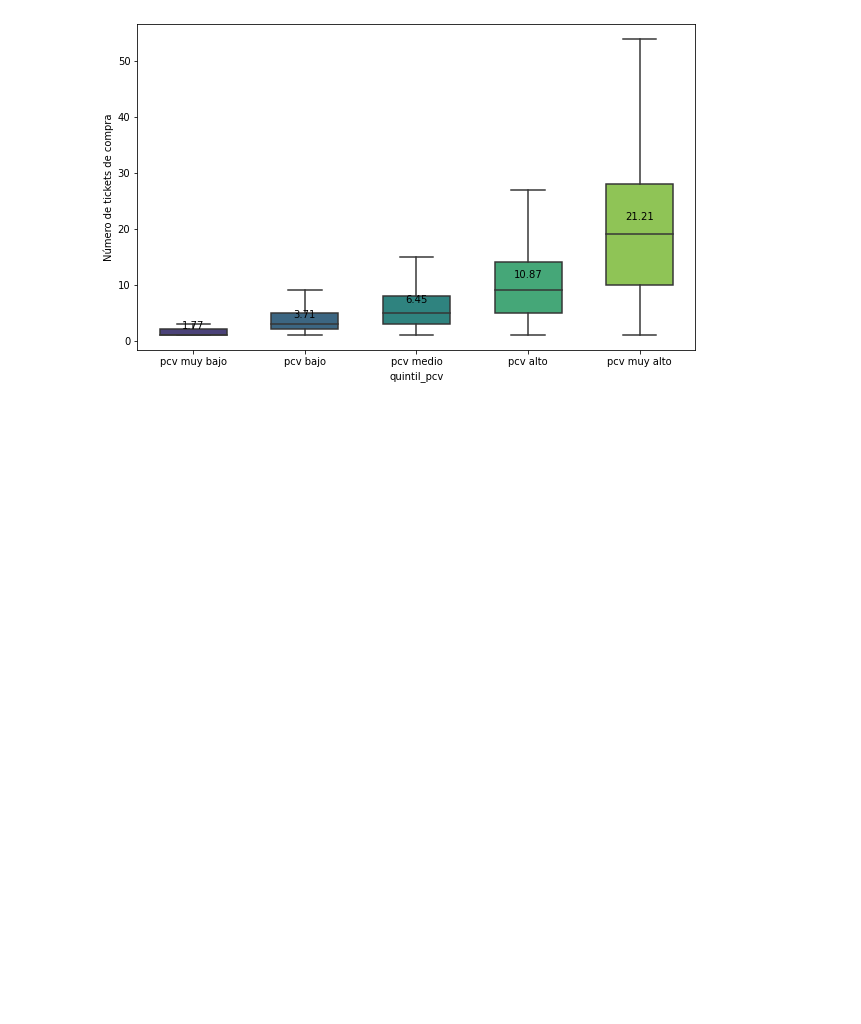
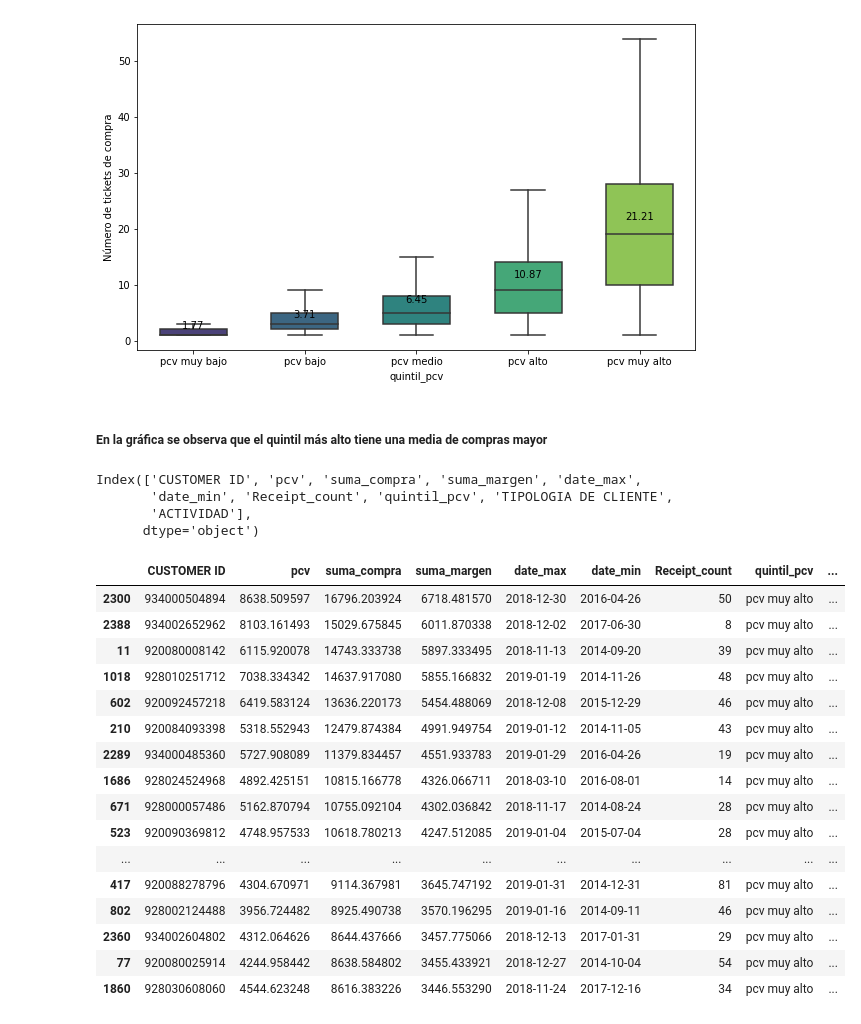
Before and after one commit to ppluis84/Life-time-value, a Jupyter notebook: proyecto2.ipynb, the cells around one changed output. Cells and saved outputs as stored; diff of their text form; code cells hidden in the pictures; blank space fills up the shorter version.

```diff
--- a/proyecto2.ipynb
+++ b/proyecto2.ipynb
@@ -132,3 +134,32 @@ plt.savefig('D:\Proyectos\HTML\proyecto2\img\p5.png', bbox_inches='tight')
 plt.show()
 # %% [output]
 [figure]
+# %% [markdown]
+##### En la gráfica se observa que el quintil más alto tiene una media de compras mayor
+# %%
+pcv.columns
+# %% [output]
+Index(['CUSTOMER ID', 'pcv', 'suma_compra', 'suma_margen', 'date_max',
+       'date_min', 'Receipt_count', 'quintil_pcv', 'TIPOLOGIA DE CLIENTE',
+       'ACTIVIDAD'],
+      dtype='object')
+# %%
+pcv.sort_values('suma_compra', ascending=False).head(20)
+# %% [output]
+|  | CUSTOMER ID | pcv | suma_compra | suma_margen | date_max | date_min | Receipt_count | quintil_pcv | ... |
+| 2300 | 934000504894 | 8638.509597 | 16796.203924 | 6718.481570 | 2018-12-30 | 2016-04-26 | 50 | pcv muy alto | ... |
+| 2388 | 934002652962 | 8103.161493 | 15029.675845 | 6011.870338 | 2018-12-02 | 2017-06-30 | 8 | pcv muy alto | ... |
+| 11 | 920080008142 | 6115.920078 | 14743.333738 | 5897.333495 | 2018-11-13 | 2014-09-20 | 39 | pcv muy alto | ... |
+| 1018 | 928010251712 | 7038.334342 | 14637.917080 | 5855.166832 | 2019-01-19 | 2014-11-26 | 48 | pcv muy alto | ... |
+| 602 | 920092457218 | 6419.583124 | 13636.220173 | 5454.488069 | 2018-12-08 | 2015-12-29 | 46 | pcv muy alto | ... |
+| 210 | 920084093398 | 5318.552943 | 12479.874384 | 4991.949754 | 2019-01-12 | 2014-11-05 | 43 | pcv muy alto | ... |
+| 2289 | 934000485360 | 5727.908089 | 11379.834457 | 4551.933783 | 2019-01-29 | 2016-04-26 | 19 | pcv muy alto | ... |
+| 1686 | 928024524968 | 4892.425151 | 10815.166778 | 4326.066711 | 2018-03-10 | 2016-08-01 | 14 | pcv muy alto | ... |
+| 671 | 928000057486 | 5162.870794 | 10755.092104 | 4302.036842 | 2018-11-17 | 2014-08-24 | 28 | pcv muy alto | ... |
+| 523 | 920090369812 | 4748.957533 | 10618.780213 | 4247.512085 | 2019-01-04 | 2015-07-04 | 28 | pcv muy alto | ... |
+| ... | ... | ... | ... | ... | ... | ... | ... | ... | ... |
+| 417 | 920088278796 | 4304.670971 | 9114.367981 | 3645.747192 | 2019-01-31 | 2014-12-31 | 81 | pcv muy alto | ... |
+| 802 | 928002124488 | 3956.724482 | 8925.490738 | 3570.196295 | 2019-01-16 | 2014-09-11 | 46 | pcv muy alto | ... |
+| 2360 | 934002604802 | 4312.064626 | 8644.437666 | 3457.775066 | 2018-12-13 | 2017-01-31 | 29 | pcv muy alto | ... |
+| 77 | 920080025914 | 4244.958442 | 8638.584802 | 3455.433921 | 2018-12-27 | 2014-10-04 | 54 | pcv muy alto | ... |
+| 1860 | 928030608060 | 4544.623248 | 8616.383226 | 3446.553290 | 2018-11-24 | 2017-12-16 | 34 | pcv muy alto | ... |
```
Also changed, not shown: parts of 3 cells of this notebook.
